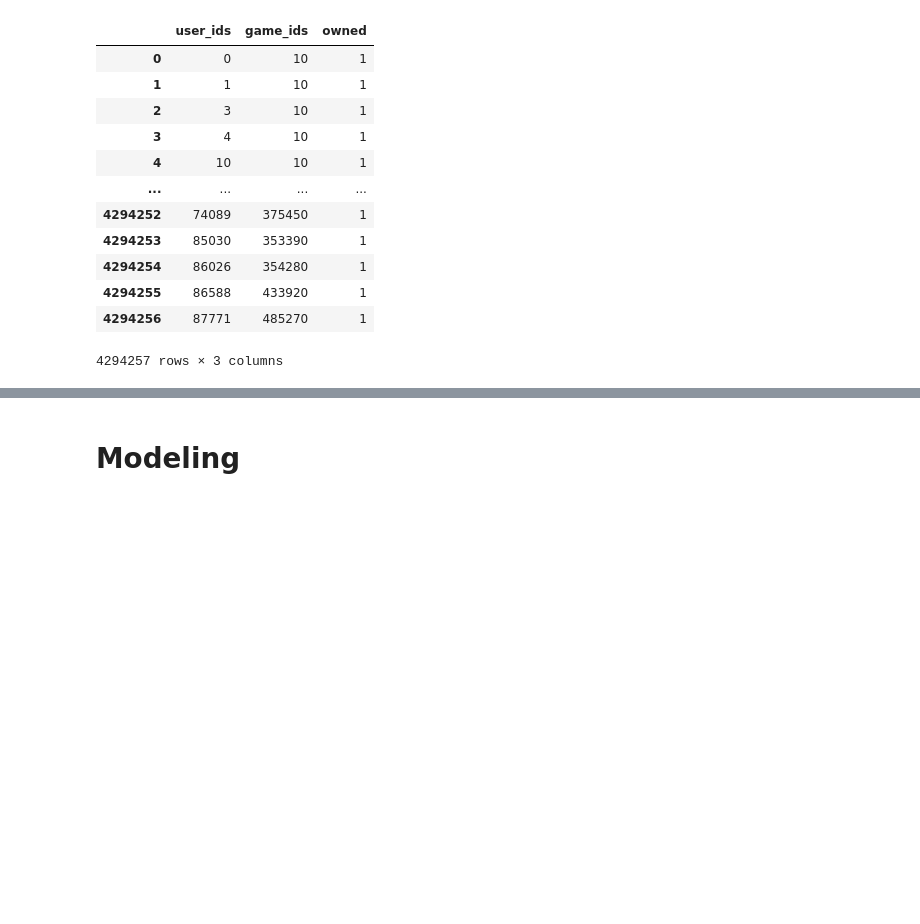
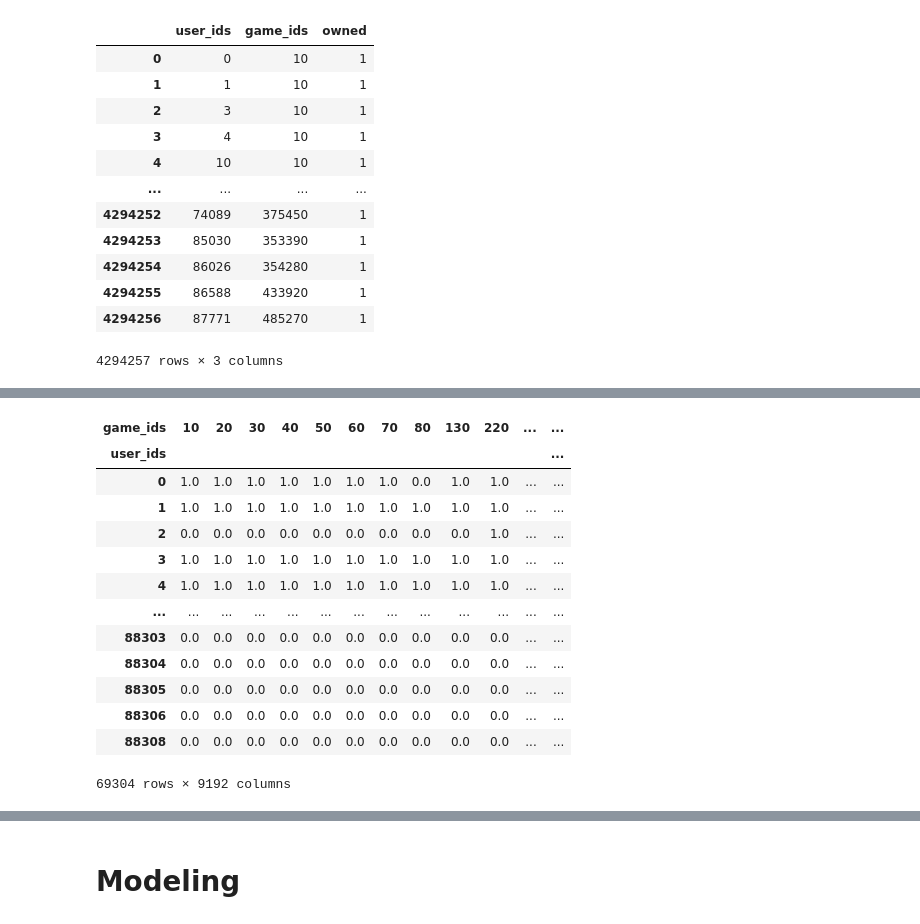
Before and after one commit to JakeAsh22/steam-rec-system, a Jupyter notebook: get_data.ipynb, the cells around one changed output, grey strips where cells are left out. Cells and saved outputs as stored; diff of their text form; code cells hidden in the pictures; blank space fills up the shorter version.

Commit message:
Add more models, have issue with pivot table and model usage

```diff
--- a/get_data.ipynb
+++ b/get_data.ipynb
@@ -209,0 +263,21 @@ clean_df
+# %%
+clean_df_pivot = clean_df.pivot(index=['user_ids'],columns=['game_ids'],values='owned')
+# %%
+clean_df_pivot = clean_df_pivot.fillna(0)
+# %%
+clean_df_pivot
+# %% [output]
+| game_ids | 10 | 20 | 30 | 40 | 50 | 60 | 70 | 80 | 130 | 220 | ... | ... |
+| user_ids |  |  |  |  |  |  |  |  |  |  |  | ... |
+| 0 | 1.0 | 1.0 | 1.0 | 1.0 | 1.0 | 1.0 | 1.0 | 0.0 | 1.0 | 1.0 | ... | ... |
+| 1 | 1.0 | 1.0 | 1.0 | 1.0 | 1.0 | 1.0 | 1.0 | 1.0 | 1.0 | 1.0 | ... | ... |
+| 2 | 0.0 | 0.0 | 0.0 | 0.0 | 0.0 | 0.0 | 0.0 | 0.0 | 0.0 | 1.0 | ... | ... |
+| 3 | 1.0 | 1.0 | 1.0 | 1.0 | 1.0 | 1.0 | 1.0 | 1.0 | 1.0 | 1.0 | ... | ... |
+| 4 | 1.0 | 1.0 | 1.0 | 1.0 | 1.0 | 1.0 | 1.0 | 1.0 | 1.0 | 1.0 | ... | ... |
+| ... | ... | ... | ... | ... | ... | ... | ... | ... | ... | ... | ... | ... |
+| 88303 | 0.0 | 0.0 | 0.0 | 0.0 | 0.0 | 0.0 | 0.0 | 0.0 | 0.0 | 0.0 | ... | ... |
+| 88304 | 0.0 | 0.0 | 0.0 | 0.0 | 0.0 | 0.0 | 0.0 | 0.0 | 0.0 | 0.0 | ... | ... |
+| 88305 | 0.0 | 0.0 | 0.0 | 0.0 | 0.0 | 0.0 | 0.0 | 0.0 | 0.0 | 0.0 | ... | ... |
+| 88306 | 0.0 | 0.0 | 0.0 | 0.0 | 0.0 | 0.0 | 0.0 | 0.0 | 0.0 | 0.0 | ... | ... |
+| 88308 | 0.0 | 0.0 | 0.0 | 0.0 | 0.0 | 0.0 | 0.0 | 0.0 | 0.0 | 0.0 | ... | ... |
+69304 rows × 9192 columns
```
Also changed, not shown: parts of 34 cells of this notebook.
